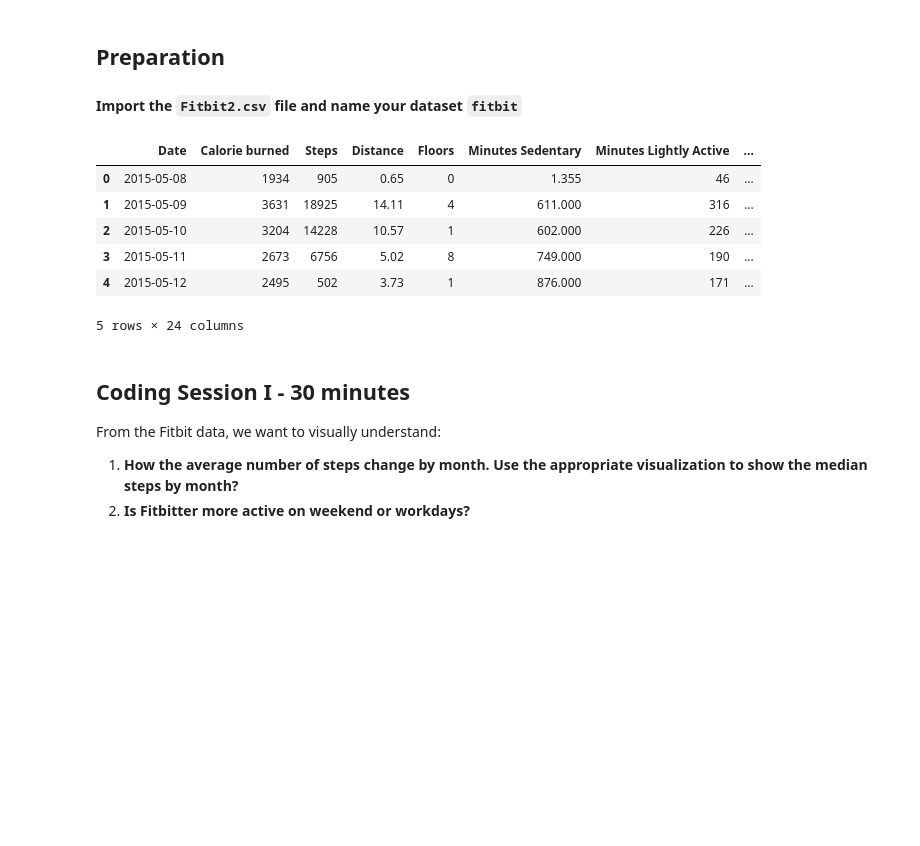
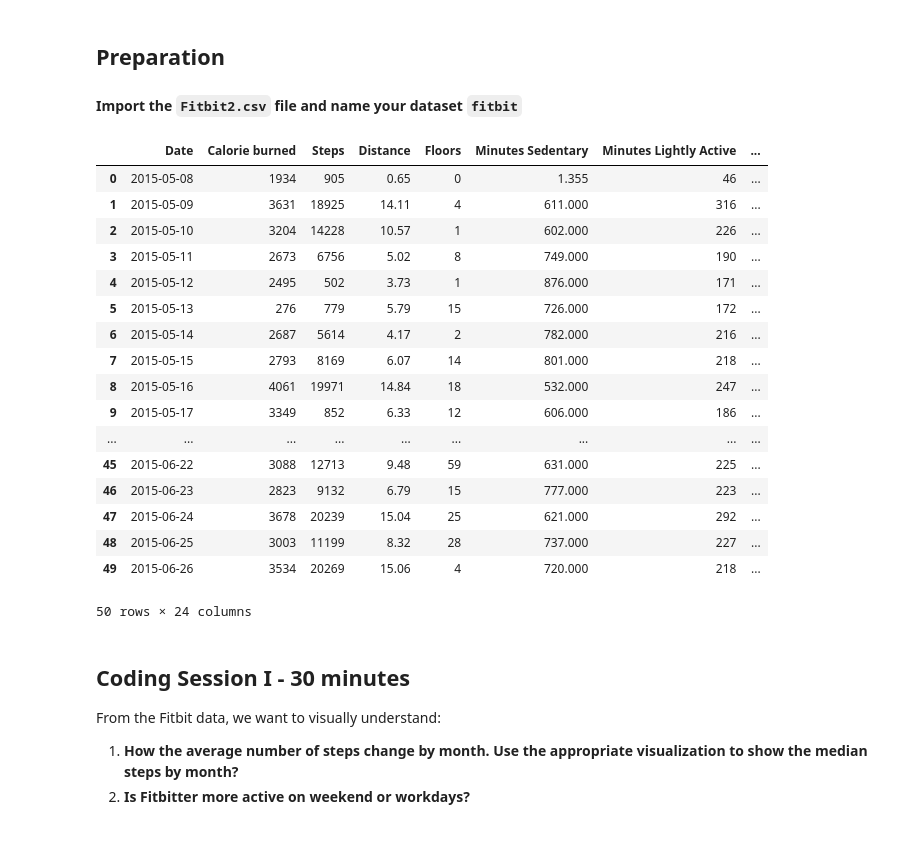
Before and after one commit to PaulaNuno/datamad0820, a Jupyter notebook: module-2/lab-matplotlib-seaborn/your-code/challenge-2.ipynb, the cells around one changed output. Cells and saved outputs as stored; diff of their text form; code cells hidden in the pictures; blank space fills up the shorter version.

```diff
--- a/module-2/lab-matplotlib-seaborn/your-code/challenge-2.ipynb
+++ b/module-2/lab-matplotlib-seaborn/your-code/challenge-2.ipynb
@@ -19,15 +19,26 @@ import seaborn as sns
 # %%
 fitbit=pd.read_csv('Fitbit2.csv',encoding='latin-1')
 
-fitbit.head()
+fitbit.head(50)
 # %% [output]
 |  | Date | Calorie burned | Steps | Distance | Floors | Minutes Sedentary | Minutes Lightly Active | ... |
 | 0 | 2015-05-08 | 1934 | 905 | 0.65 | 0 | 1.355 | 46 | ... |
 | 1 | 2015-05-09 | 3631 | 18925 | 14.11 | 4 | 611.000 | 316 | ... |
 | 2 | 2015-05-10 | 3204 | 14228 | 10.57 | 1 | 602.000 | 226 | ... |
 | 3 | 2015-05-11 | 2673 | 6756 | 5.02 | 8 | 749.000 | 190 | ... |
 | 4 | 2015-05-12 | 2495 | 502 | 3.73 | 1 | 876.000 | 171 | ... |
+| 5 | 2015-05-13 | 276 | 779 | 5.79 | 15 | 726.000 | 172 | ... |
+| 6 | 2015-05-14 | 2687 | 5614 | 4.17 | 2 | 782.000 | 216 | ... |
+| 7 | 2015-05-15 | 2793 | 8169 | 6.07 | 14 | 801.000 | 218 | ... |
+| 8 | 2015-05-16 | 4061 | 19971 | 14.84 | 18 | 532.000 | 247 | ... |
+| 9 | 2015-05-17 | 3349 | 852 | 6.33 | 12 | 606.000 | 186 | ... |
+| ... | ... | ... | ... | ... | ... | ... | ... | ... |
+| 45 | 2015-06-22 | 3088 | 12713 | 9.48 | 59 | 631.000 | 225 | ... |
+| 46 | 2015-06-23 | 2823 | 9132 | 6.79 | 15 | 777.000 | 223 | ... |
+| 47 | 2015-06-24 | 3678 | 20239 | 15.04 | 25 | 621.000 | 292 | ... |
+| 48 | 2015-06-25 | 3003 | 11199 | 8.32 | 28 | 737.000 | 227 | ... |
+| 49 | 2015-06-26 | 3534 | 20269 | 15.06 | 4 | 720.000 | 218 | ... |
-5 rows × 24 columns
+50 rows × 24 columns
 # %% [markdown]
 ## Coding Session I - 30 minutes
 
```
Also changed, not shown: parts of 2 cells of this notebook, 1 other file.
